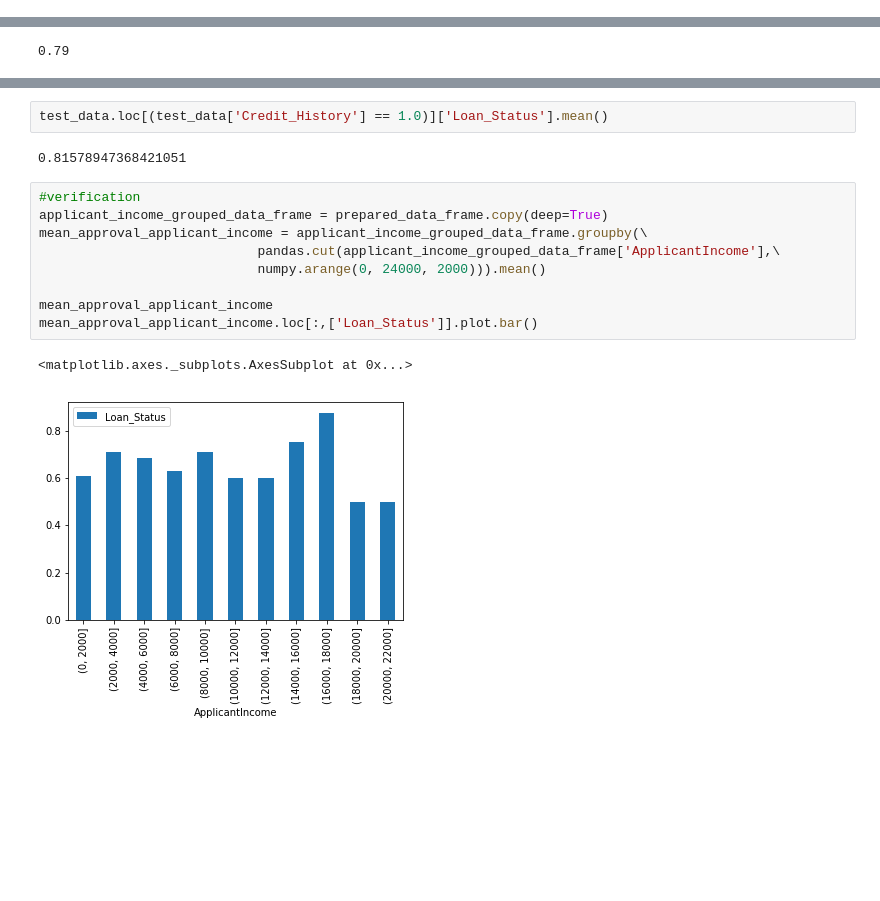
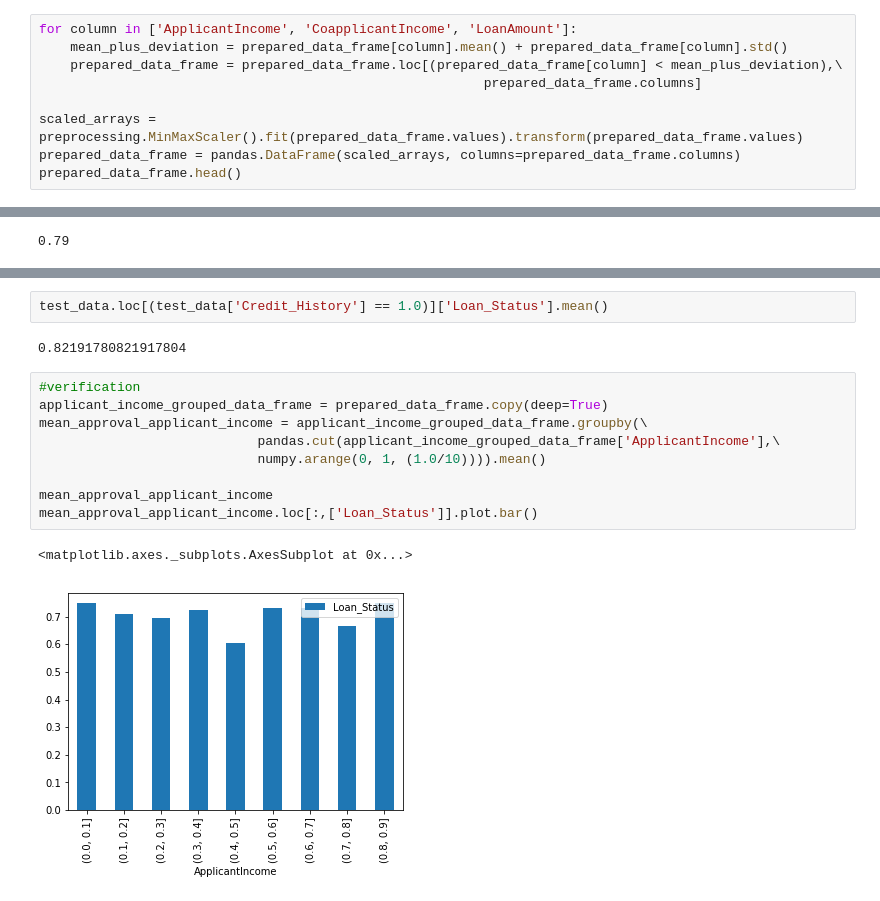
Before and after one commit to ShreyasGithub/python-data-science, a Jupyter notebook: explore_data.ipynb, the cells around one changed output, grey strips where cells are left out. Saved outputs shown, nothing was run; the diff lists cells and outputs as text; blank space fills up the shorter version.

Commit message:
normalized columns

```diff
--- a/explore_data.ipynb
+++ b/explore_data.ipynb
@@ -382,3 +387,12 @@ prepared_data_frame.head()
 | 2 | 1 | 1 | 0 | 0 | 1 | 3000 | 0.0 | ... |
 | 3 | 1 | 1 | 0 | 1 | 0 | 2583 | 2358.0 | ... |
 | 4 | 1 | 0 | 0 | 0 | 0 | 6000 | 0.0 | ... |
+# %%
+for column in ['ApplicantIncome', 'CoapplicantIncome', 'LoanAmount']:
+    mean_plus_deviation = prepared_data_frame[column].mean() + prepared_data_frame[column].std()
+    prepared_data_frame = prepared_data_frame.loc[(prepared_data_frame[column] < mean_plus_deviation),\
+                                                         prepared_data_frame.columns]
+
+scaled_arrays = preprocessing.MinMaxScaler().fit(prepared_data_frame.values).transform(prepared_data_frame.values)
+prepared_data_frame = pandas.DataFrame(scaled_arrays, columns=prepared_data_frame.columns)
+prepared_data_frame.head()
@@ -681,16 +702,16 @@ model_prediction(model, input_columns, output_cloumn, test_data)
 # %%
 test_data.loc[(test_data['Credit_History'] == 1.0)]['Loan_Status'].mean()
 # %% [output]
-0.81578947368421051
+0.82191780821917804
 # %%
 #verification
 applicant_income_grouped_data_frame = prepared_data_frame.copy(deep=True)
 mean_approval_applicant_income = applicant_income_grouped_data_frame.groupby(\
                             pandas.cut(applicant_income_grouped_data_frame['ApplicantIncome'],\
-                            numpy.arange(0, 24000, 2000))).mean()
+                            numpy.arange(0, 1, (1.0/10)))).mean()
 
 mean_approval_applicant_income
 mean_approval_applicant_income.loc[:,['Loan_Status']].plot.bar()
 # %% [output]
 <matplotlib.axes._subplots.AxesSubplot at 0x...>
-[figure, old version]
+[figure, new version]
```
Also changed, not shown: parts of 23 cells of this notebook.
